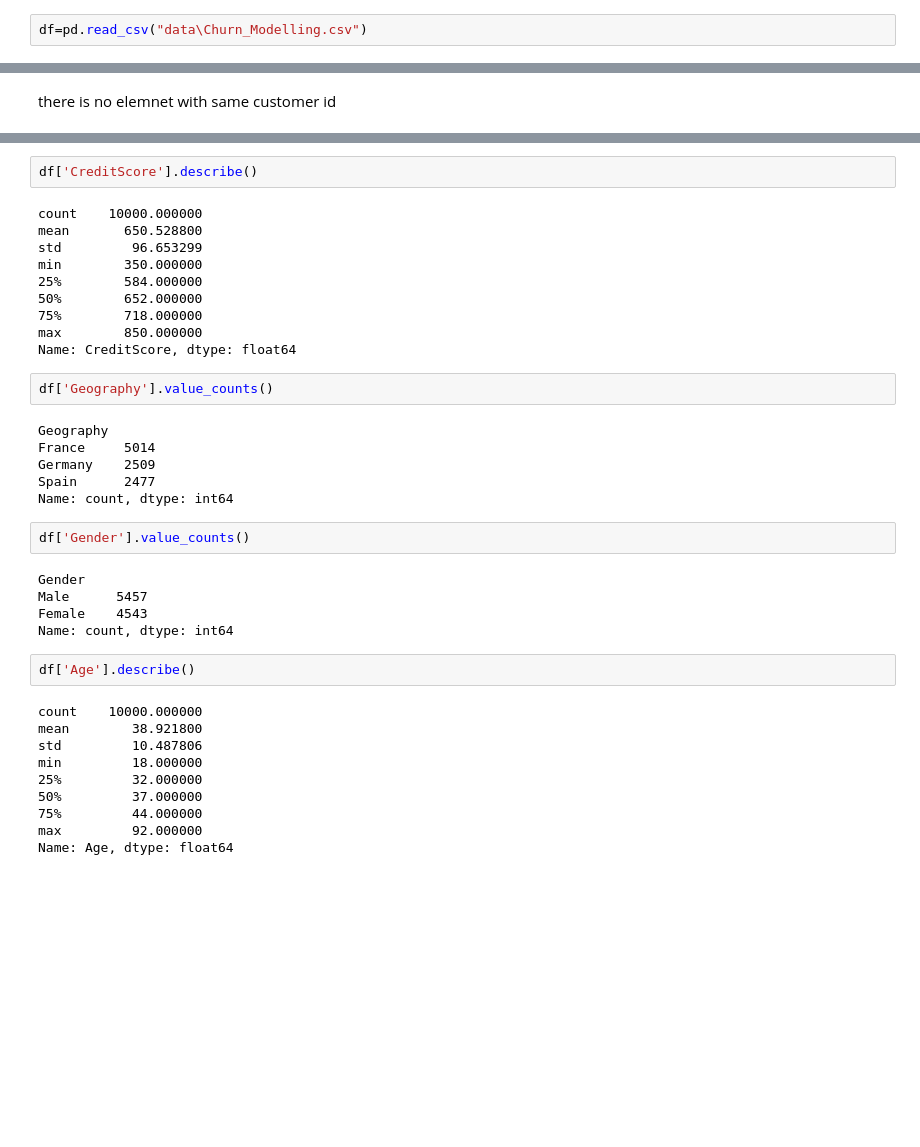
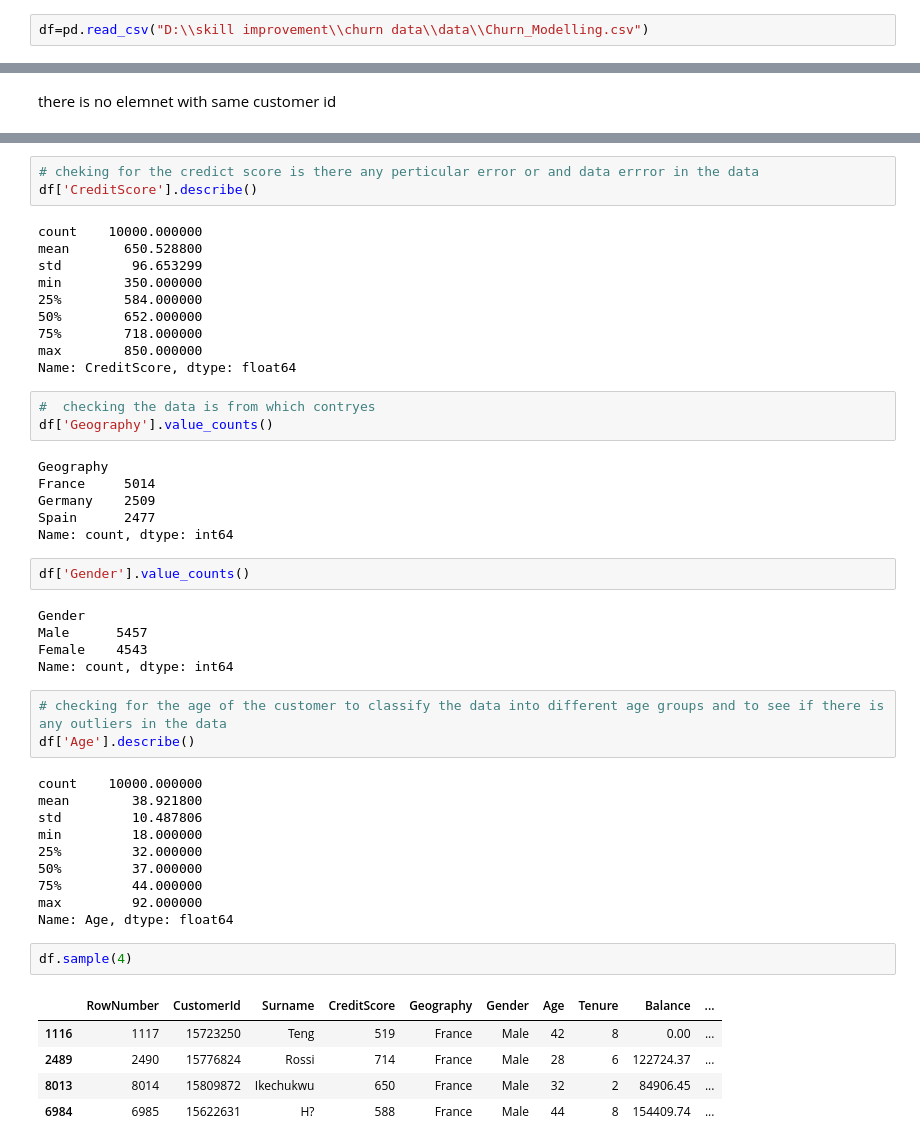
Before and after one commit to karansingh-chauhan/bank-customer-churn-modeling, a Jupyter notebook: notebook/main.ipynb, the cells around one changed output, grey strips where cells are left out. Saved outputs shown, nothing was run; the diff lists cells and outputs as text; blank space fills up the shorter version.

Commit message:
univerient data

```diff
--- a/main.ipynb
+++ b/notebook/main.ipynb
@@ -6,7 +6,7 @@ import math
 pd.set_option("display.max_rows",None)
 pd.set_option("display.max_columns",None)
 # %%
-df=pd.read_csv("data\Churn_Modelling.csv")
+df=pd.read_csv("D:\\skill improvement\\churn data\\data\\Churn_Modelling.csv")
 # %%
 df.head()
 # %% [output]
@@ -121,6 +122,7 @@ Dwyer                       1
 Corby                       1
 Name: count, dtype: int64
 # %%
+# cheking for the credict score is there any perticular error or and data errror in the data
 df['CreditScore'].describe()
 # %% [output]
 count    10000.000000
@@ -133,6 +135,7 @@ min        350.000000
 max        850.000000
 Name: CreditScore, dtype: float64
 # %%
+#  checking the data is from which contryes
 df['Geography'].value_counts()
 # %% [output]
 Geography
@@ -148,6 +151,7 @@ Male      5457
 Female    4543
 Name: count, dtype: int64
 # %%
+# checking for the age of the customer to classify the data into different age groups and to see if there is any outliers in the data
 df['Age'].describe()
 # %% [output]
 count    10000.000000
@@ -159,3 +163,11 @@ min         18.000000
 75%         44.000000
 max         92.000000
 Name: Age, dtype: float64
+# %%
+df.sample(4)
+# %% [output]
+|  | RowNumber | CustomerId | Surname | CreditScore | Geography | Gender | Age | Tenure | Balance | ... |
+| 1116 | 1117 | 15723250 | Teng | 519 | France | Male | 42 | 8 | 0.00 | ... |
+| 2489 | 2490 | 15776824 | Rossi | 714 | France | Male | 28 | 6 | 122724.37 | ... |
+| 8013 | 8014 | 15809872 | Ikechukwu | 650 | France | Male | 32 | 2 | 84906.45 | ... |
+| 6984 | 6985 | 15622631 | H? | 588 | France | Male | 44 | 8 | 154409.74 | ... |
```
Also changed, not shown: parts of 21 cells of this notebook, 1 other file.
